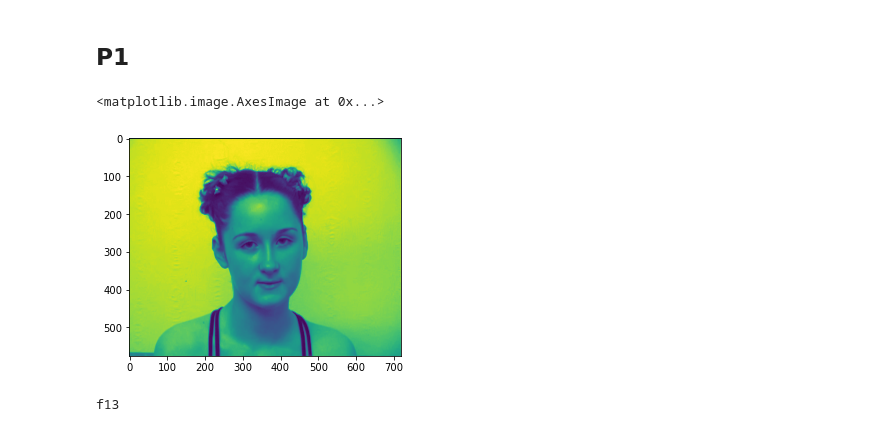
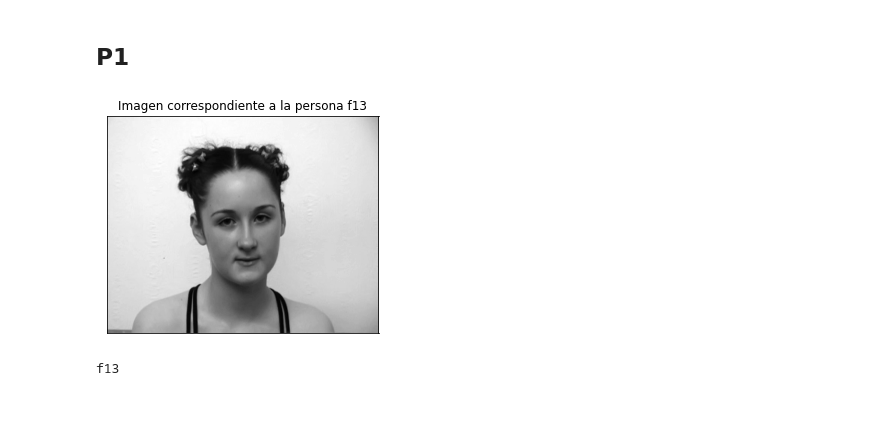
Before and after one commit to ricardo462/Bag-of-visual-words, a Jupyter notebook: Proyecto Final Lab Inteligencia.ipynb, the cells around one changed output. Saved outputs shown, nothing was run; the diff lists cells and outputs as text; code cells hidden in the pictures.

```diff
--- a/Proyecto Final Lab Inteligencia.ipynb
+++ b/Proyecto Final Lab Inteligencia.ipynb
@@ -78,11 +78,21 @@ Tags= getTags(Image_paths)
 X_train, X_test, y_train, y_test = train_test_split(Imgs, Tags, test_size=0.2, random_state=1)
 # %%
 n_train=(len(X_train)) #Cantidad de imagenes en dataset de entrenamiento
-# %%
-plt.imshow(X_train[0])
-# %% [output]
-<matplotlib.image.AxesImage at 0x...>
-[figure, removed]
+# %%
+fig = plt.gca()
+plt.imshow(X_train[0], cmap='gist_gray')
+plt.title('Imagen correspondiente a la persona f13')
+
+x_axis = fig.axes.get_xaxis()
+x_axis.set_visible(False)
+
+y_axis = fig.axes.get_yaxis()
+y_axis.set_visible(False)
+
+plt.savefig('figures/persona')
+plt.show()
+# %% [output]
+[figure, added]
 # %%
 print(y_train[0])
 # %% [output]
```
Also changed, not shown: parts of 11 cells of this notebook, 6 other files.
